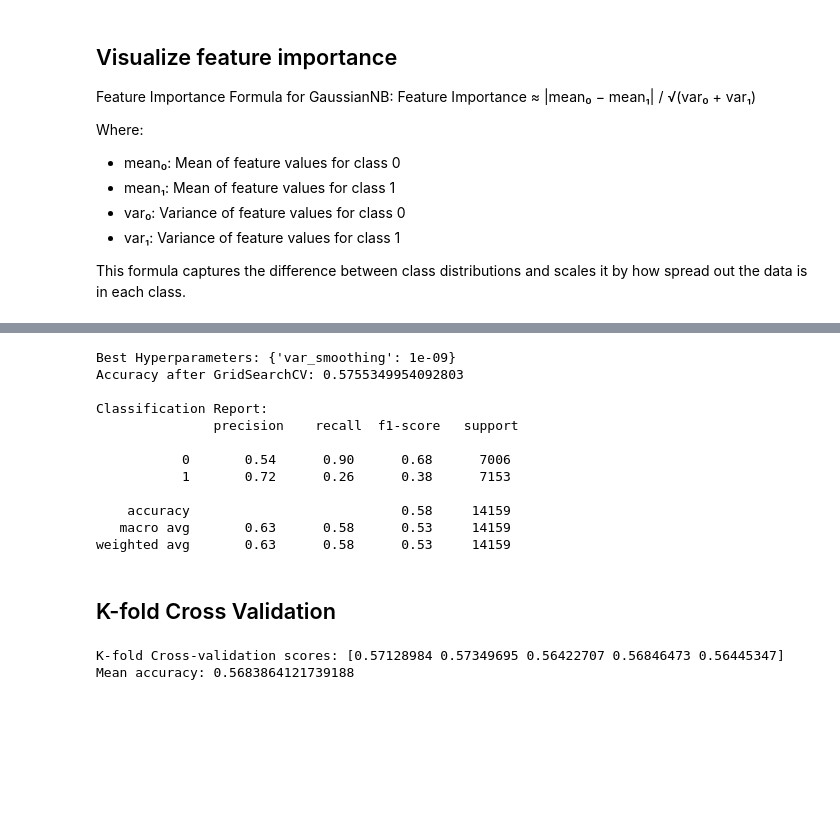
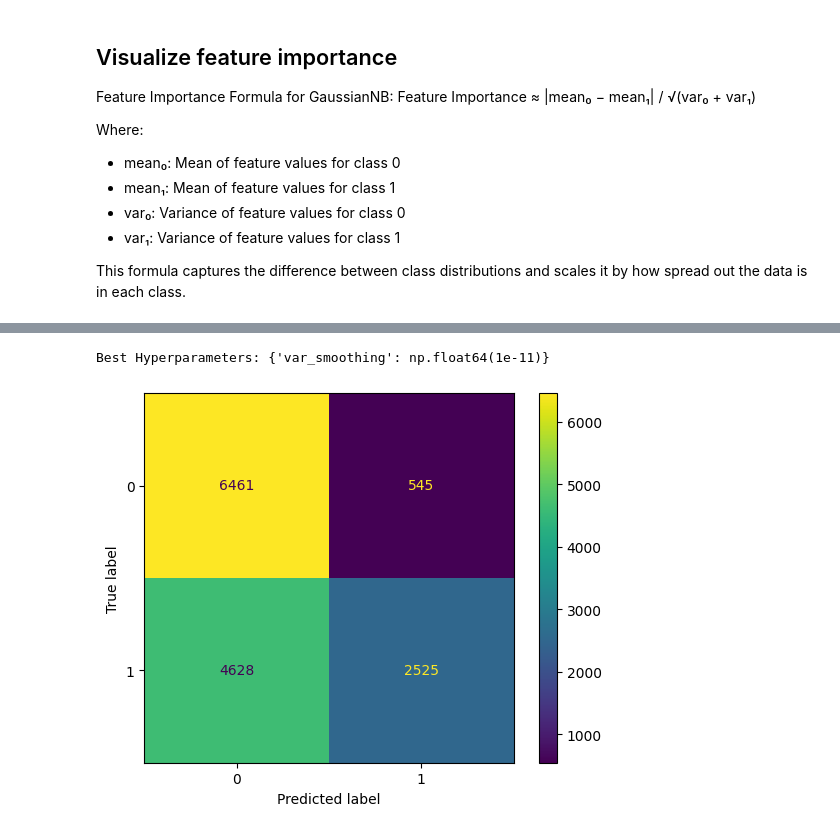
Before and after one commit to Leelexuan/WELFake_AI_Project, a Jupyter notebook: models/nb_gaussian/Gaussian_stylo_iter1.ipynb, the cells around one changed output, grey strips where cells are left out. Saved outputs shown, nothing was run; the diff lists cells and outputs as text; code cells hidden in the pictures; blank space fills up the shorter version.

Commit message:
modified gaussian iter1

```diff
--- a/models/nb_gaussian/Gaussian_stylo_iter1.ipynb
+++ b/models/nb_gaussian/Gaussian_stylo_iter1.ipynb
@@ -161,13 +163,20 @@ plt.show()
 # %%
-from sklearn.model_selection import GridSearchCV
+#randomizedsearchcv - includes cross validation
+from sklearn.model_selection import RandomizedSearchCV
+from scipy.stats import randint
 
-# define parameter grid for GridSearchCV for GaussianNB
-param_grid = {
-    'var_smoothing': [1e-9, 1e-8, 1e-7, 1e-6, 1e-5]
+param_dist = {
+    'var_smoothing': np.logspace(-11, -7, num=100)  # Try values from 1e-11 to 1e-7
 }
 
-grid_search = GridSearchCV(gnb, param_grid, cv=5, n_jobs=-1, verbose=1, scoring='accuracy')
+rand_search = RandomizedSearchCV(
+    gnb,
+    param_distributions=param_dist,
+    n_iter=5,
+    cv=5,
+    random_state=seed
+)
 
-# fit the grid search to the training data
-grid_search.fit(x_train_scaled, y_train)
+# Fit the model on training data
+rand_search.fit(x_train_scaled, y_train)
 # %% [output]
@@ -178,38 +196,16 @@ GridSearchCV(cv=5, estimator=GaussianNB(), n_jobs=-1,
 # %%
-import json
-
 # Best model after grid search
-gaussian_model = grid_search.best_estimator_
-print(f"Best Hyperparameters: {grid_search.best_params_}")
-
-# Make predictions on the test set using the best model
-y_pred = gaussian_model.predict(x_test_scaled)
-print("Accuracy after GridSearchCV:", accuracy_score(y_test, y_pred))
-print("\nClassification Report:\n", classification_report(y_test, y_pred))
+gaussian_model = rand_search.best_estimator_
+print(f"Best Hyperparameters: {rand_search.best_params_}")
 # %% [output]
-Best Hyperparameters: {'var_smoothing': 1e-09}
-Accuracy after GridSearchCV: 0.5755349954092803
-
-Classification Report:
-               precision    recall  f1-score   support
-
-           0       0.54      0.90      0.68      7006
-           1       0.72      0.26      0.38      7153
-
-    accuracy                           0.58     14159
-   macro avg       0.63      0.58      0.53     14159
-weighted avg       0.63      0.58      0.53     14159
+Best Hyperparameters: {'var_smoothing': np.float64(1e-11)}
-# %% [markdown]
-## K-fold Cross Validation
-# %%
-from sklearn.model_selection import cross_val_score
-
-# perform K-fold cross-validation (e.g., 5 folds)
-cv_scores = cross_val_score(gaussian_model, x_train_scaled, y_train, cv=5, scoring='accuracy')
-
-# print cross-validation results
-print(f"K-fold Cross-validation scores: {cv_scores}")
-print(f"Mean accuracy: {cv_scores.mean()}")
-# %% [output]
-K-fold Cross-validation scores: [0.57128984 0.57349695 0.56422707 0.56846473 0.56445347]
-Mean accuracy: 0.5683864121739188
+# %%
+# Generate predictions with the best model
+y_pred_best = gaussian_model.predict(x_test_scaled)
+
+# Create the confusion matrix
+cm = confusion_matrix(y_test, y_pred_best)
+
+ConfusionMatrixDisplay(confusion_matrix=cm).plot();
+# %% [output]
+[figure, added]
```
Also changed, not shown: parts of 20 cells of this notebook, 4 other files.
